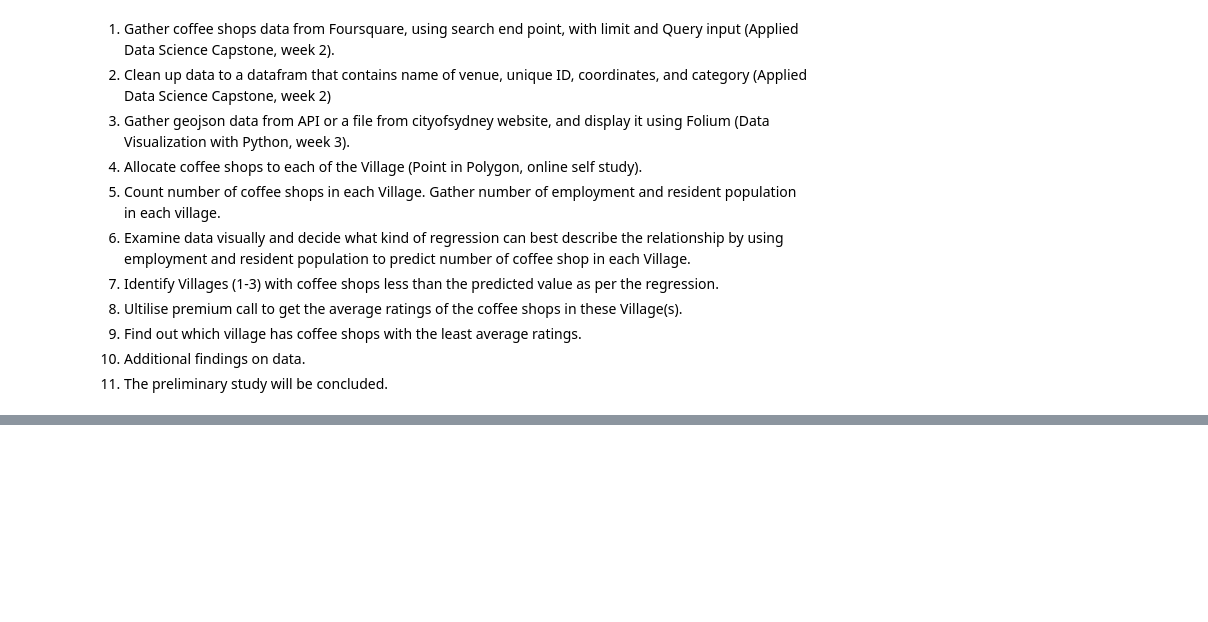
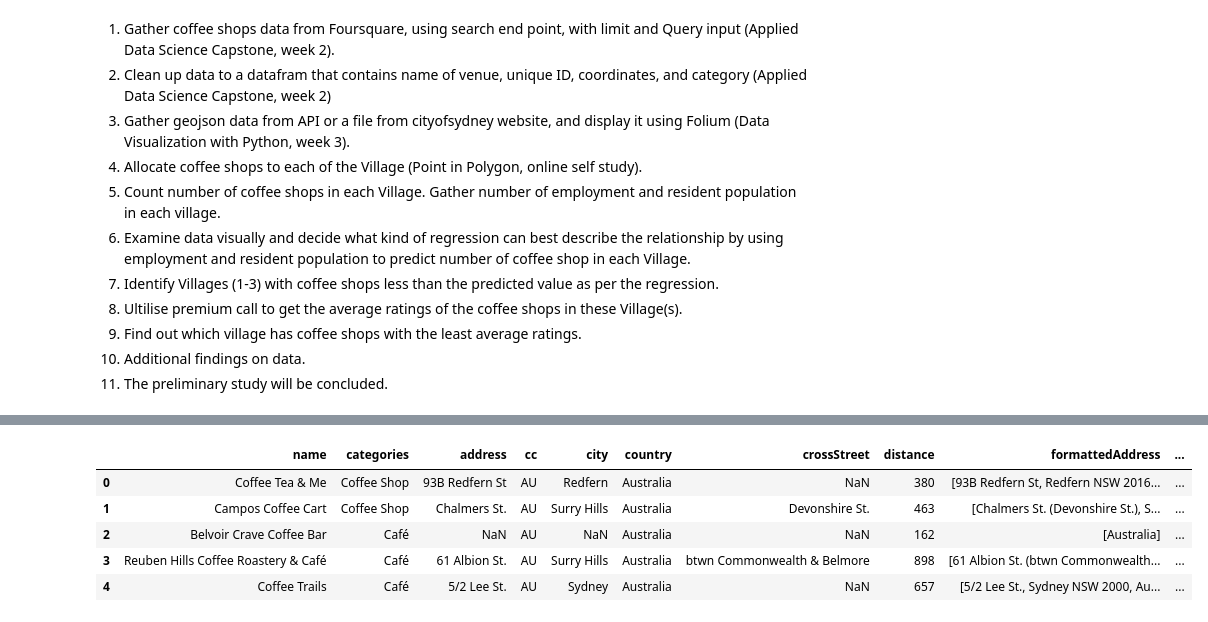
Before and after one commit to larrymanloklai/IBM-Data-Science-Prof-Cert, a Jupyter notebook: Capstone project notebook (final).ipynb, the cells around one changed output, grey strips where cells are left out. Cells and saved outputs as stored; diff of their text form; code cells hidden in the pictures; blank space fills up the shorter version.

```diff
--- a/Capstone project notebook (final).ipynb
+++ b/Capstone project notebook (final).ipynb
@@ -26,0 +84,10 @@ To leverage the data from Foursquare, location of train stations and bus stops w
+# %%
+# let's define the remaining
+CLIENT_ID = 'BESBPEDHNTKUY32TFLTWUP3HLLAG45FNSH4DB1PQI2KGPJP2' # your Foursquare ID
+CLIENT_SECRET = 'MMB0U1FGJMTCDWEHNOI1YSWMKCGT1E0RBRH3MBBFKNEXLO2M' # your Foursquare Secret
+VERSION = '20180604'
+LIMIT = 500
+
+# let's search 5km radius from the Alfred Park. This is covering the whole City of Sydney area.
+search_query = 'coffee'
+radius = 5000
@@ -26,0 +108,10 @@ To leverage the data from Foursquare, location of train stations and bus stops w
+# %%
+results_all_coffee = requests.get(url).json()
+# %%
+# Get relevant part of JSON and transform it into a *pandas* dataframe
+# assign relevant part of JSON to venues
+venues_all_coffee = results_all_coffee['response']['venues']
+
+# tranform venues into a dataframe
+dataframe_all_coffee = json_normalize(venues_all_coffee)
+dataframe_all_coffee.head()
@@ -26,0 +125,31 @@ To leverage the data from Foursquare, location of train stations and bus stops w
+# %%
+# keep only columns that include venue name, and anything that is associated with location
+filtered_columns = ['name', 'categories'] + [col for col in dataframe_all_coffee.columns if col.startswith('location.')] + ['id']
+dataframe_filtered = dataframe_all_coffee.loc[:, filtered_columns]
+
+# function that extracts the category of the venue
+def get_category_type(row):
+    try:
+        categories_list = row['categories']
+    except:
+        categories_list = row['venue.categories']
+
+    if len(categories_list) == 0:
+        return None
+    else:
+        return categories_list[0]['name']
+
+# filter the category for each row
+dataframe_filtered['categories'] = dataframe_filtered.apply(get_category_type, axis=1)
+
+# clean column names by keeping only last term
+dataframe_filtered.columns = [column.split('.')[-1] for column in dataframe_filtered.columns]
+
+dataframe_filtered.head()
+# %% [output]
+|  | name | categories | address | cc | city | country | crossStreet | distance | formattedAddress | ... |
+| 0 | Coffee Tea & Me | Coffee Shop | 93B Redfern St | AU | Redfern | Australia | NaN | 380 | [93B Redfern St, Redfern NSW 2016... | ... |
+| 1 | Campos Coffee Cart | Coffee Shop | Chalmers St. | AU | Surry Hills | Australia | Devonshire St. | 463 | [Chalmers St. (Devonshire St.), S... | ... |
+| 2 | Belvoir Crave Coffee Bar | Café | NaN | AU | NaN | Australia | NaN | 162 | [Australia] | ... |
+| 3 | Reuben Hills Coffee Roastery & Café | Café | 61 Albion St. | AU | Surry Hills | Australia | btwn Commonwealth & Belmore | 898 | [61 Albion St. (btwn Commonwealth... | ... |
+| 4 | Coffee Trails | Café | 5/2 Lee St. | AU | Sydney | Australia | NaN | 657 | [5/2 Lee St., Sydney NSW 2000, Au... | ... |
```
Also changed, not shown: parts of 6 cells of this notebook.
